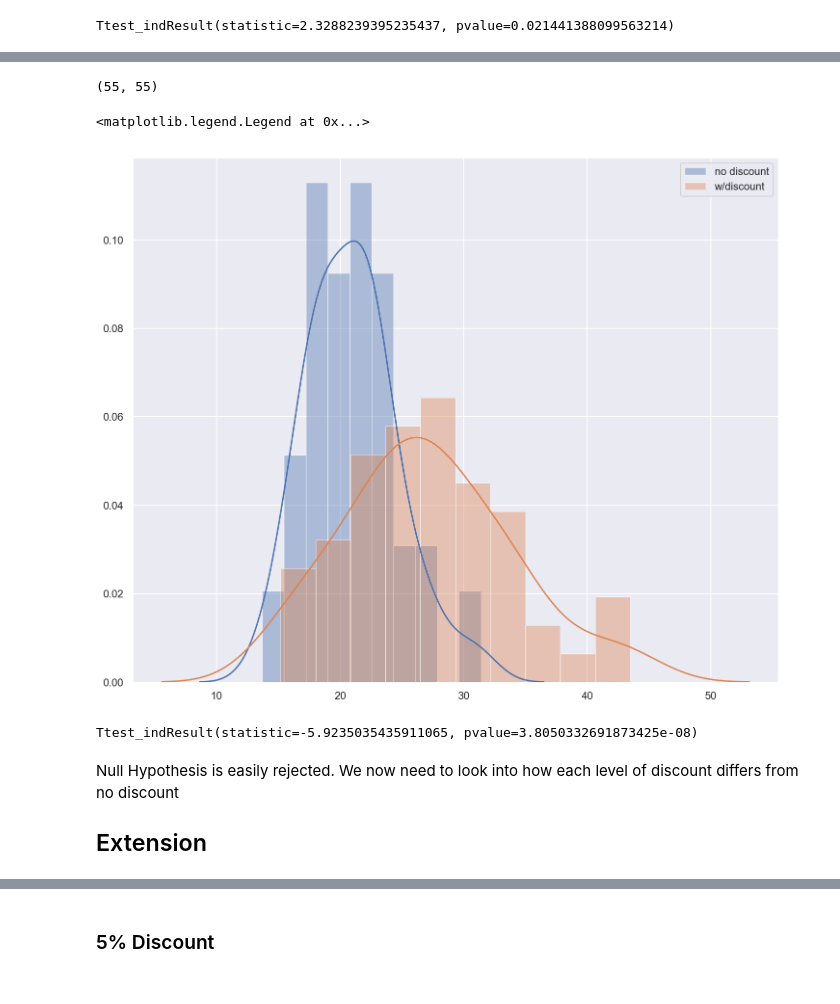
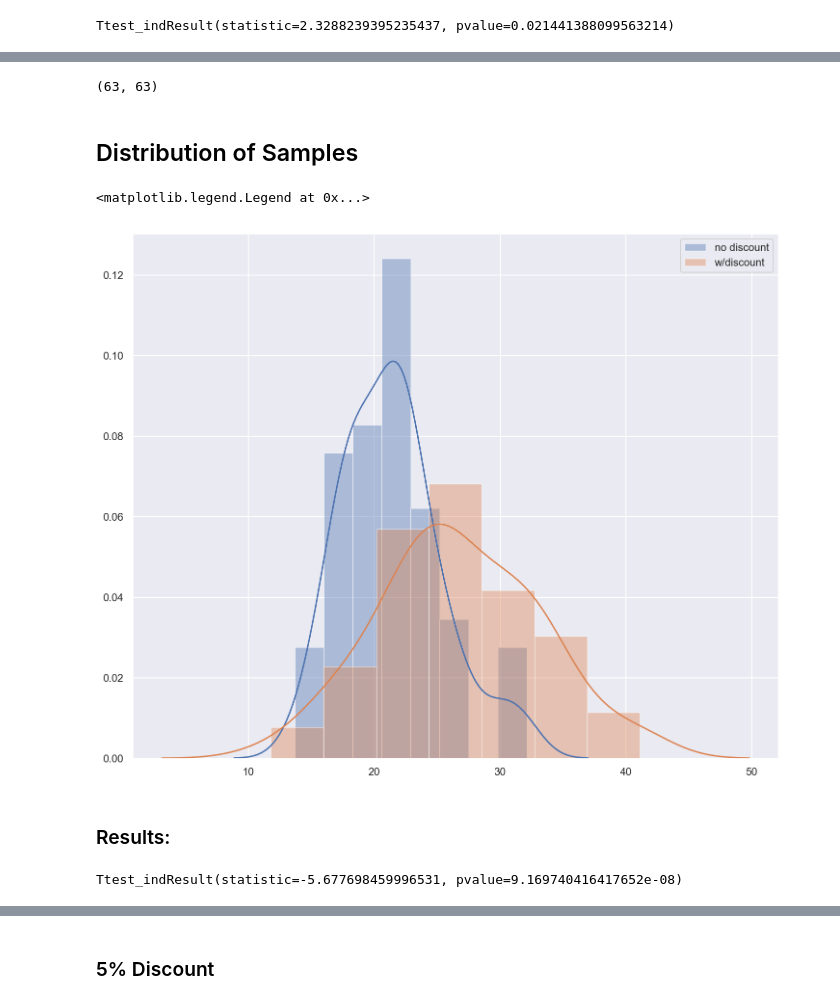
Before and after one commit to swede0623/dsc-2-final-project-online-ds-pt-031119, a Jupyter notebook: Project.ipynb, the cells around one changed output, grey strips where cells are left out. Saved outputs shown, nothing was run; the diff lists cells and outputs as text; code cells hidden in the pictures.

```diff
--- a/Project.ipynb
+++ b/Project.ipynb
@@ -631,6 +316,12 @@ Both p-values are well less than our alpha of .05 so I think it's safe to reject
 # %%
-df = pd.read_sql_query("""
-Select *, avg(Quantity) avg_quant, count(*) data_points from OrderDetail where Discount = 0 group by ProductId order by ProductId limit 100
+nodiscount_df_2 = pd.read_sql_query("""
+Select *, avg(Quantity) avg_quant, count(*) data_points from OrderDetail
+where Discount = 0 group by ProductId order by ProductId
 """, engine)
-df
+
+#only include products that have at least 5 data points (recorded orders for that product (at that price point))
+##this is to reduce the chance of an outlier skewing the data
+
+nodiscount_df_2 = nodiscount_df_2[nodiscount_df_2.data_points>4]
+nodiscount_df_2.head()
 # %% [output]
@@ -768,0 +334,14 @@ array([27.8       , 27.22727273, 25.66666667, 26.4       , 31.75      ,
+# %%
+withdiscount_df = pd.read_sql_query("""
+Select *, avg(Quantity) avg_quanty, count(*) data_points from OrderDetail
+where Discount > 0 group by ProductId order by ProductId
+""", engine)
+withdiscount_df = withdiscount_df[withdiscount_df.data_points>4]
+
+#since we are comparing average order size by product, we have to make sure that if a product is represented in one sample
+#it has to be represented in the other or that product is left out of the samples.  Product #48 existed in the
+#discount sample but not the no_discount sample (because it did not have enough data points for our condition)
+#so we had to drop that row of data to even the samples out
+
+withdiscount_df = withdiscount_df.drop(withdiscount_df[withdiscount_df.ProductId==48].index)
+withdiscount_df.head()
@@ -769,20 +355,29 @@ array([27.8       , 27.22727273, 25.66666667, 26.4       , 31.75      ,
+# %%
+#make the array from a Series for hypothesis testing
+#using numpy's isin() on a pandas series, I'm basically using Python's built-in 'in' function to make sure each sample
+#only has product info where product info exists in both samples
+
+samp_no_discount = np.array(nodiscount_df_2[nodiscount_df_2.ProductId.isin(withdiscount_df['ProductId'])]['avg_quant'])
+# %%
+samp_yes_discount = np.array(withdiscount_df['avg_quanty'])
 # %%
-len(nodiscount_sample), len(withdiscount_sample)
+len(samp_no_discount), len(samp_yes_discount)
 # %% [output]
-(55, 55)
+(63, 63)
+# %% [markdown]
+## Distribution of Samples
 # %%
 sns.set(color_codes=True)
 sns.set(rc={'figure.figsize':(12,10)})
-sns.distplot(nodiscount_sample, bins=10, label='no discount') # Blue distribution
-sns.distplot(withdiscount_sample, bins=10, label='w/discount') # Green distribution
+sns.distplot(samp_no_discount, label='no discount')
+sns.distplot(samp_yes_discount, label='w/discount')
 plt.legend()
 # %% [output]
 <matplotlib.legend.Legend at 0x...>
-[figure, old version]
+[figure, new version]
+# %% [markdown]
+### Results:
 # %%
-stats.ttest_ind(nodiscount_sample, withdiscount_sample)
+stats.ttest_ind(samp_no_discount, samp_yes_discount)
 # %% [output]
-Ttest_indResult(statistic=-5.9235035435911065, pvalue=3.8050332691873425e-08)
+Ttest_indResult(statistic=-5.677698459996531, pvalue=9.169740416417652e-08)
-# %% [markdown]
-Null Hypothesis is easily rejected.  We now need to look into how each level of discount differs from no discount
-## Extension
```
Also changed, not shown: parts of 130 cells of this notebook.
